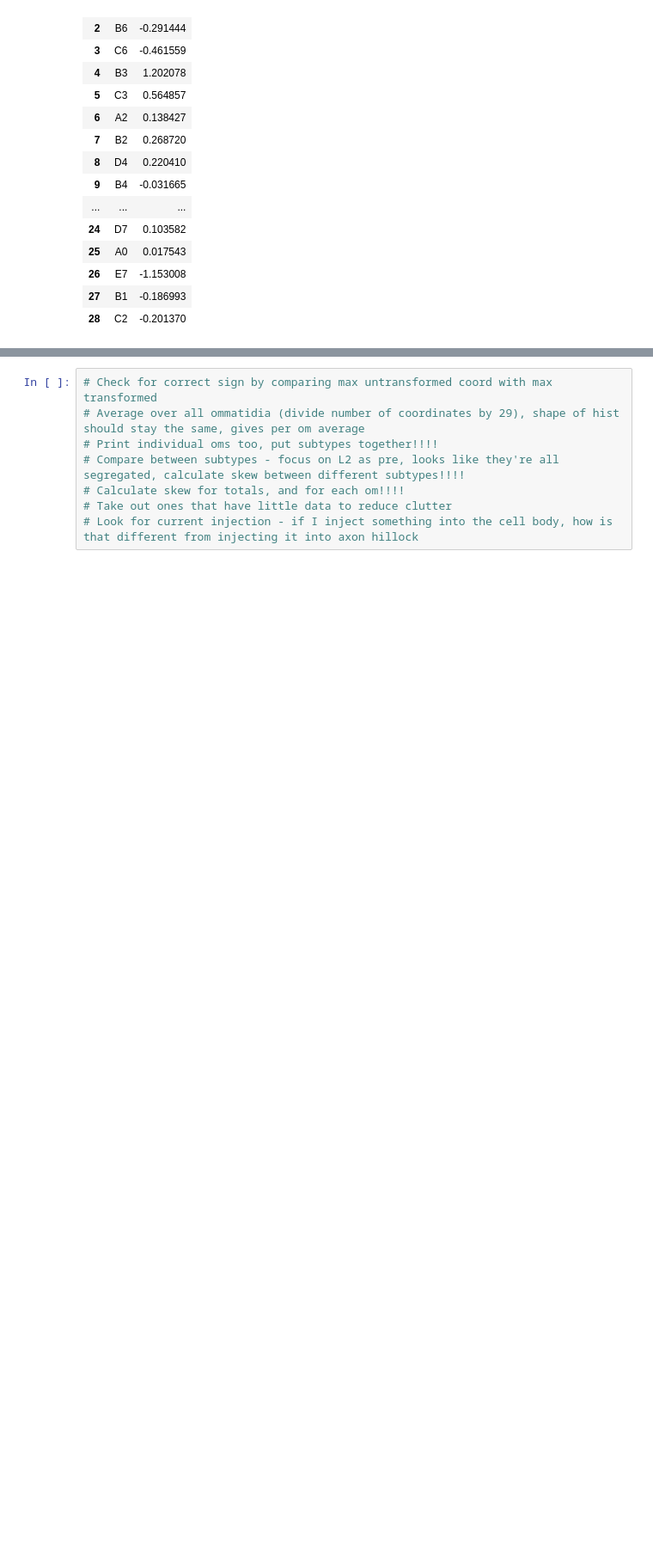
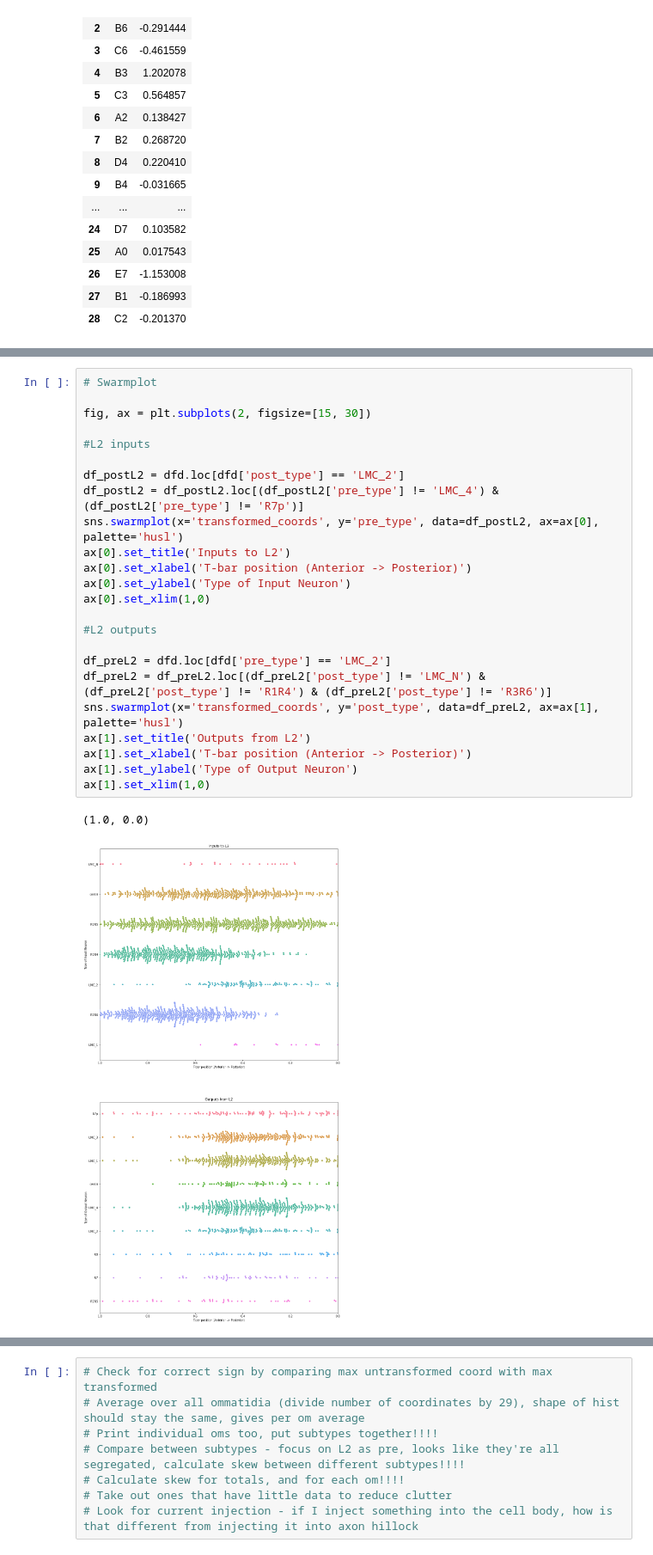
Before and after one commit to dshefter/Lamina-Project, a Jupyter notebook: lamina_september2020.ipynb, the cells around one changed output, grey strips where cells are left out. Shown at 86% size. Saved outputs shown, nothing was run; the diff lists cells and outputs as text; blank space fills up the shorter version.

```diff
--- a/lamina_september2020.ipynb
+++ b/lamina_september2020.ipynb
@@ -332,0 +325,27 @@ for key,value in di.items():
+# %%
+# Swarmplot
+
+fig, ax = plt.subplots(2, figsize=[15, 30])
+
+#L2 inputs
+
+df_postL2 = dfd.loc[dfd['post_type'] == 'LMC_2']
+df_postL2 = df_postL2.loc[(df_postL2['pre_type'] != 'LMC_4') & (df_postL2['pre_type'] != 'R7p')]
+sns.swarmplot(x='transformed_coords', y='pre_type', data=df_postL2, ax=ax[0], palette='husl')
+ax[0].set_title('Inputs to L2')
+ax[0].set_xlabel('T-bar position (Anterior -> Posterior)')
+ax[0].set_ylabel('Type of Input Neuron')
+ax[0].set_xlim(1,0)
+
+#L2 outputs
+
+df_preL2 = dfd.loc[dfd['pre_type'] == 'LMC_2']
+df_preL2 = df_preL2.loc[(df_preL2['post_type'] != 'LMC_N') & (df_preL2['post_type'] != 'R1R4') & (df_preL2['post_type'] != 'R3R6')]
+sns.swarmplot(x='transformed_coords', y='post_type', data=df_preL2, ax=ax[1], palette='husl')
+ax[1].set_title('Outputs from L2')
+ax[1].set_xlabel('T-bar position (Anterior -> Posterior)')
+ax[1].set_ylabel('Type of Output Neuron')
+ax[1].set_xlim(1,0)
+# %% [output]
+(1.0, 0.0)
+[figure, added]
```
Also changed, not shown: parts of 10 cells of this notebook.
